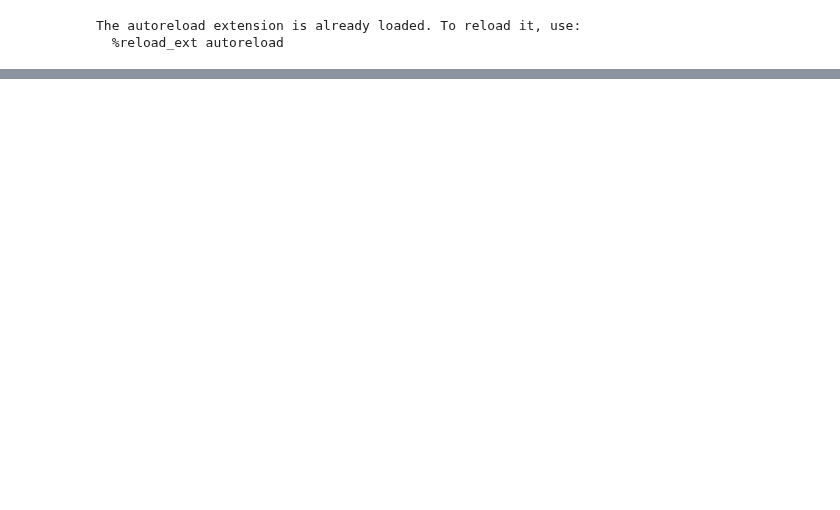
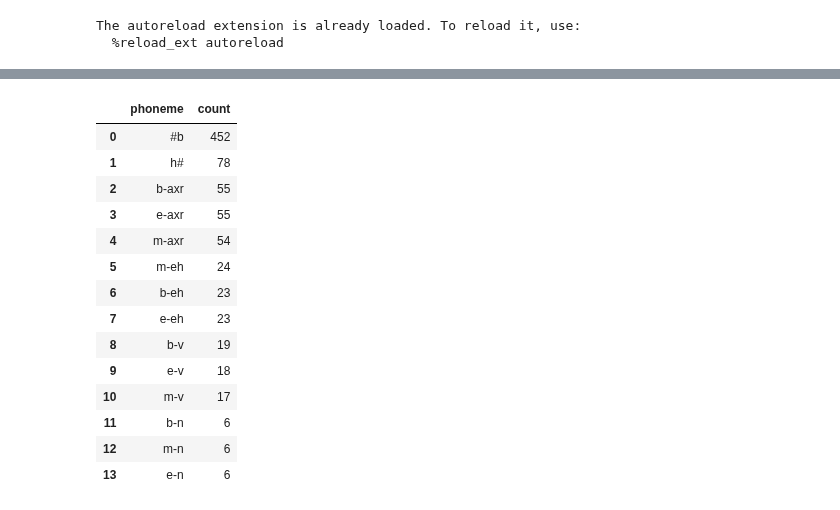
Before and after one commit to jiayan-li/keyword-spotting, a Jupyter notebook: get_prob.ipynb, the cells around one changed output, grey strips where cells are left out. Cells and saved outputs as stored; diff of their text form; code cells hidden in the pictures; blank space fills up the shorter version.

```diff
--- a/get_prob.ipynb
+++ b/get_prob.ipynb
@@ -85,0 +31,18 @@ TypeError: 'float' object is not subscriptable
+# %%
+get_prior_count(df_label)
+# %% [output]
+|  | phoneme | count |
+| 0 | #b | 452 |
+| 1 | h# | 78 |
+| 2 | b-axr | 55 |
+| 3 | e-axr | 55 |
+| 4 | m-axr | 54 |
+| 5 | m-eh | 24 |
+| 6 | b-eh | 23 |
+| 7 | e-eh | 23 |
+| 8 | b-v | 19 |
+| 9 | e-v | 18 |
+| 10 | m-v | 17 |
+| 11 | b-n | 6 |
+| 12 | m-n | 6 |
+| 13 | e-n | 6 |
```
Also changed, not shown: parts of 15 cells of this notebook, 3 other files.
